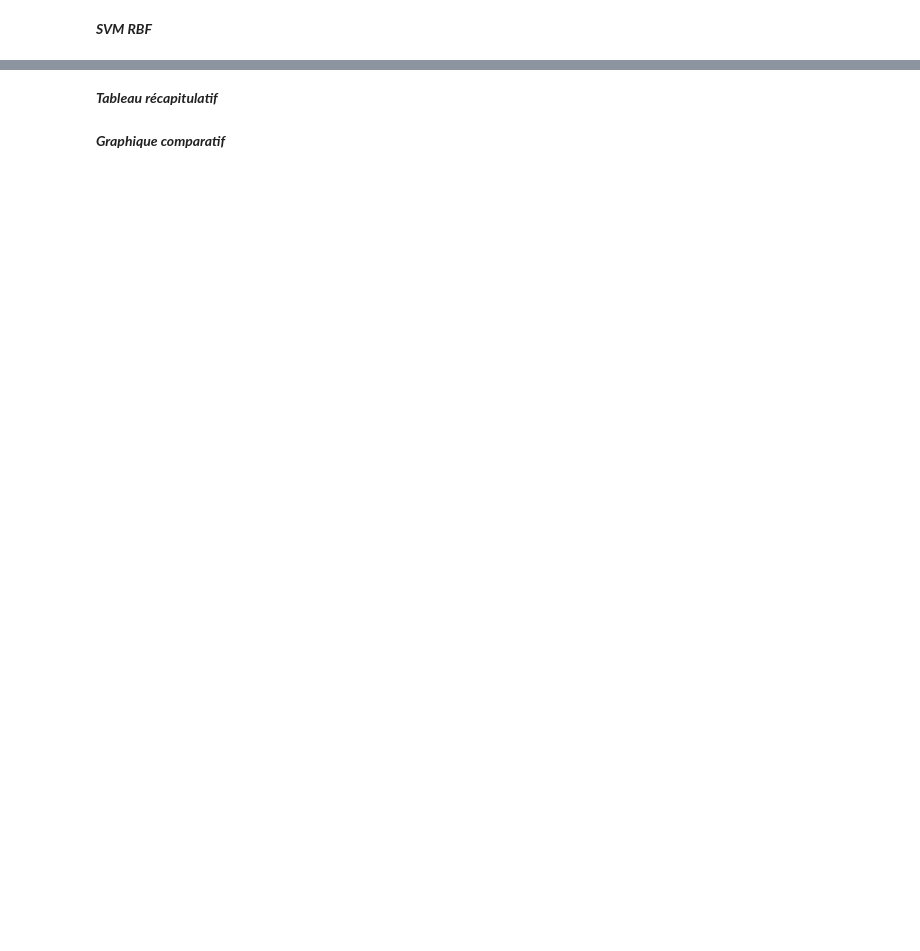
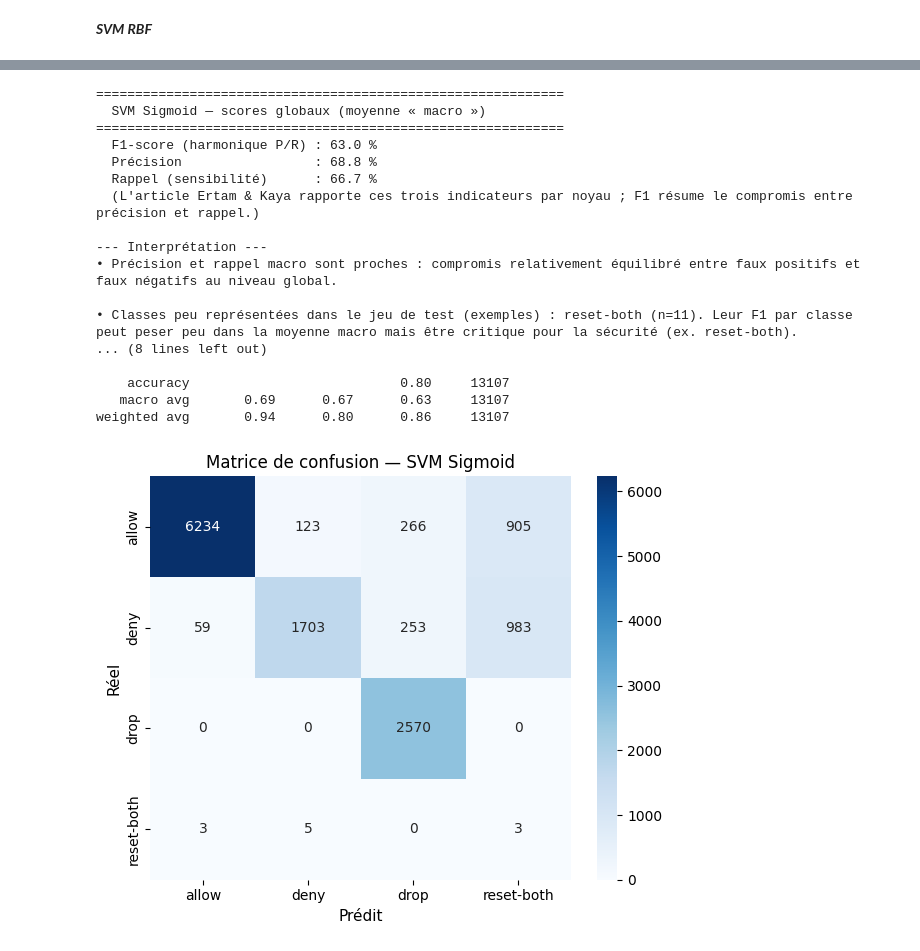
Before and after one commit to UQO-ML/concept-stat-projet-1, a Jupyter notebook: Projet.ipynb, the cells around one changed output, grey strips where cells are left out. Cells and saved outputs as stored; diff of their text form; code cells hidden in the pictures; blank space fills up the shorter version.

```diff
--- a/Projet.ipynb
+++ b/Projet.ipynb
@@ -287,2 +276,0 @@ plt.show()
-# %% [markdown]
-***Tableau récapitulatif***
@@ -303,2 +276,0 @@ print(results_percent)
-# %% [markdown]
-***Graphique comparatif***
@@ -312,0 +277,39 @@ plt.show()
+# %%
+KERNEL = "sigmoid"
+pipe, y_pred, metrics = train_eval_kernel(KERNEL, x_train, y_train, x_test, y_test)
+RESULTS_STORE[KERNEL] = metrics
+PIPE_STORE[KERNEL] = pipe
+
+print_kernel_interpretation(
+    KERNEL_DISPLAY_NAMES[KERNEL], y_test, y_pred, CLASS_NAMES, metrics
+)
+plot_confusion_kernel(
+    y_test,
+    y_pred,
+    CLASS_NAMES,
+    "Matrice de confusion — " + KERNEL_DISPLAY_NAMES[KERNEL],
+)
+y_score = pipe.predict_proba(x_test)
+plot_roc_multiclass_single_kernel(
+    y_test, y_score, CLASS_NAMES, KERNEL_DISPLAY_NAMES[KERNEL]
+)
+print_kernel_hyperparam_advice(KERNEL, pipe)
+# %% [output]
+============================================================
+  SVM Sigmoid — scores globaux (moyenne « macro »)
+============================================================
+  F1-score (harmonique P/R) : 63.0 %
+  Précision                 : 68.8 %
+  Rappel (sensibilité)      : 66.7 %
+  (L'article Ertam & Kaya rapporte ces trois indicateurs par noyau ; F1 résume le compromis entre précision et rappel.)
+
+--- Interprétation ---
+• Précision et rappel macro sont proches : compromis relativement équilibré entre faux positifs et faux négatifs au niveau global.
+
+• Classes peu représentées dans le jeu de test (exemples) : reset-both (n=11). Leur F1 par classe peut peser peu dans la moyenne macro mais être critique pour la sécurité (ex. reset-both).
+... (8 lines left out)
+
+    accuracy                           0.80     13107
+   macro avg       0.69      0.67      0.63     13107
+weighted avg       0.94      0.80      0.86     13107
+[figure, added]
```
Also changed, not shown: parts of 21 cells of this notebook, 15 other files.
